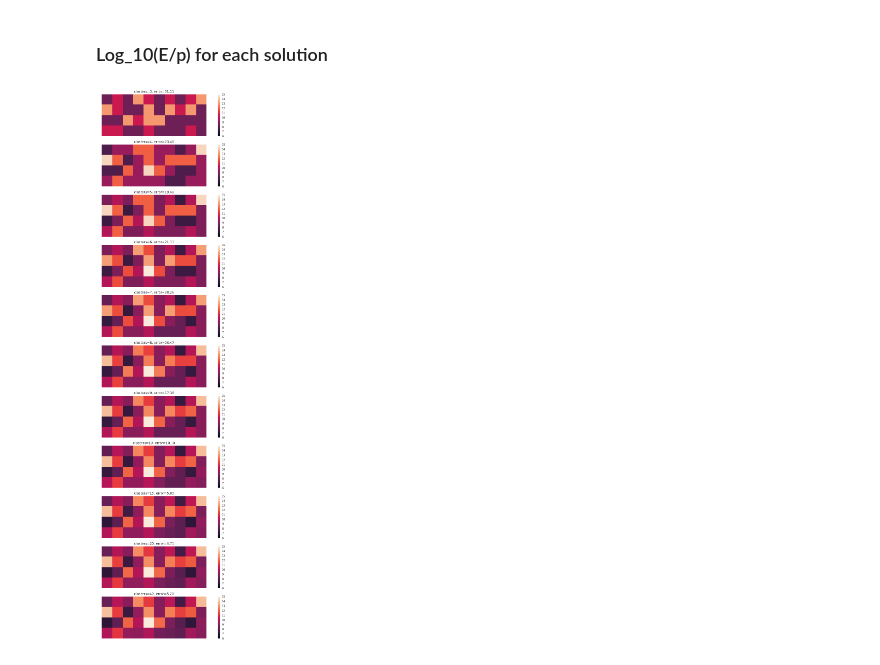
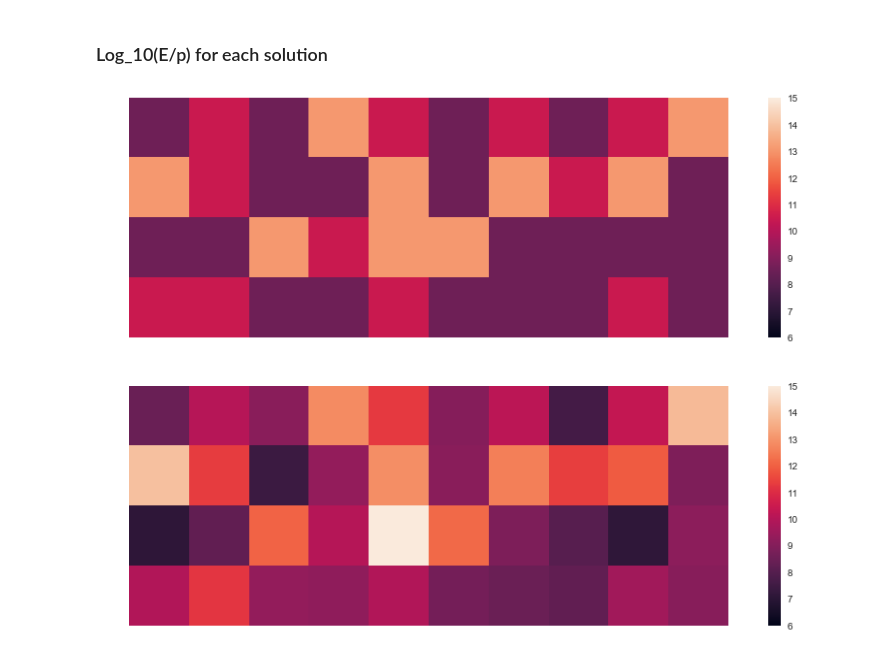
Before and after one commit to byi649/Design-Automation-Optimisation-for-Multi-Material-3D-Printing, a Jupyter notebook: Results/2018-07-27/Statistical analysis.ipynb, the cells around one changed output. Cells and saved outputs as stored; diff of their text form; code cells hidden in the pictures.

Commit message:
Report graphs

```diff
--- a/Results/2018-07-27/Statistical analysis.ipynb
+++ b/Results/2018-07-27/Statistical analysis.ipynb
@@ -66,19 +66,20 @@ plt.show()
 # %%
 dataS = data.drop(["f1", "grad", 1, 2, 3, 4, 5, 6], axis=1)
 dataS['sol'] = [x[1:-1] for x in data['sol']]
 dataS = dataS.join(dataS['sol'].str.split(', ', expand=True).apply(pd.to_numeric))
 
 dataL = dataS.drop(["sol", "cluster", "error"], axis=1)
 
-fig = plt.figure(figsize=(15, 40))
-
-for i in range(1, 12):
-    fig.add_subplot(12, 1, i+1)
+fig = plt.figure(figsize=(15, 10))
+j = 1
+for i in [1, 11]:
+    fig.add_subplot(2, 1, j)
     plt.imshow([dataL.iloc[i][x:40:4] for x in range(4)], vmin=6, vmax=15)
     plt.axis("off")
-    plt.title("clusters={}, error={:.2f}".format(dataS.iloc[i]["cluster"], dataS.iloc[i]["error"]))
+    #plt.title("clusters={}, error={:.2f}".format(dataS.iloc[i]["cluster"], dataS.iloc[i]["error"]))
     plt.colorbar()
+    j = j + 1
 
 plt.show()
 # %% [output]
-[figure, old version]
+[figure, new version]
```
Also changed, not shown: parts of 1 cell of this notebook, 15 other files.
